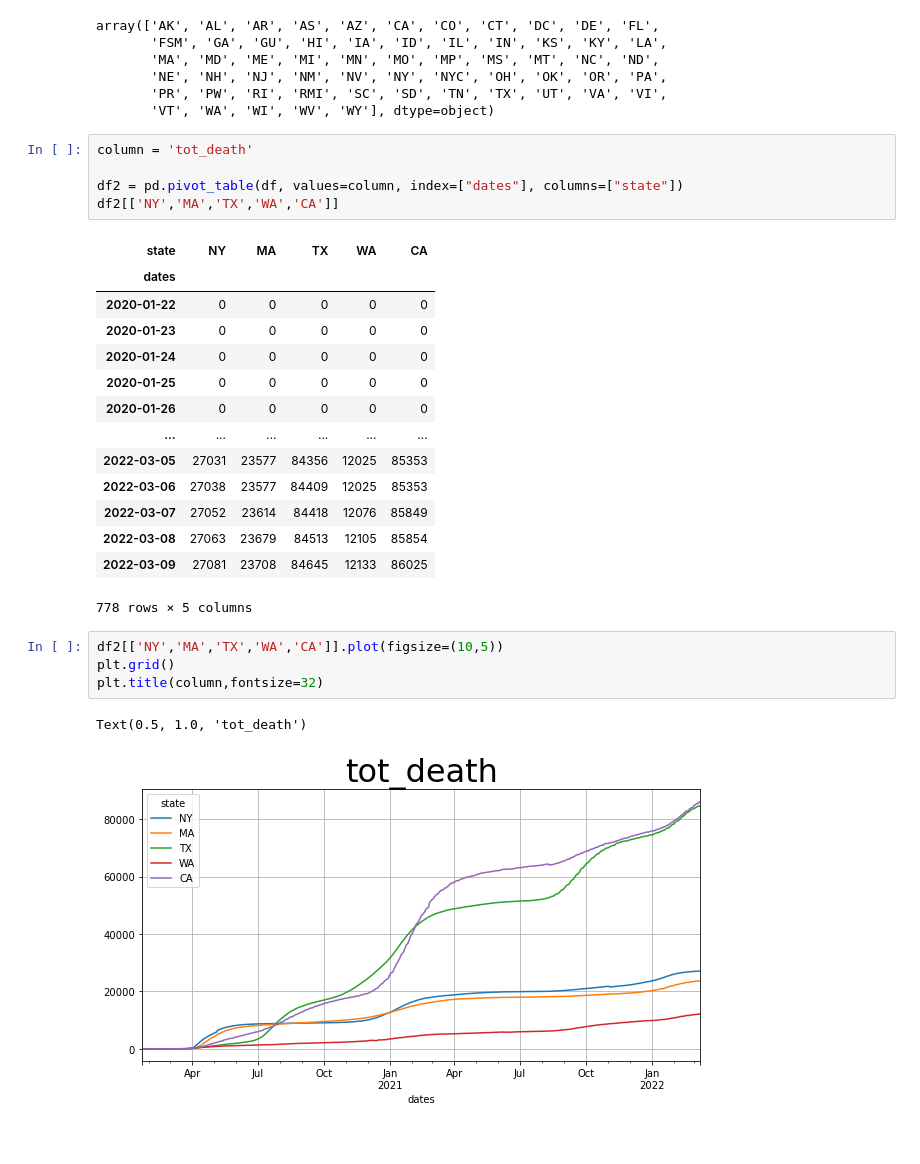
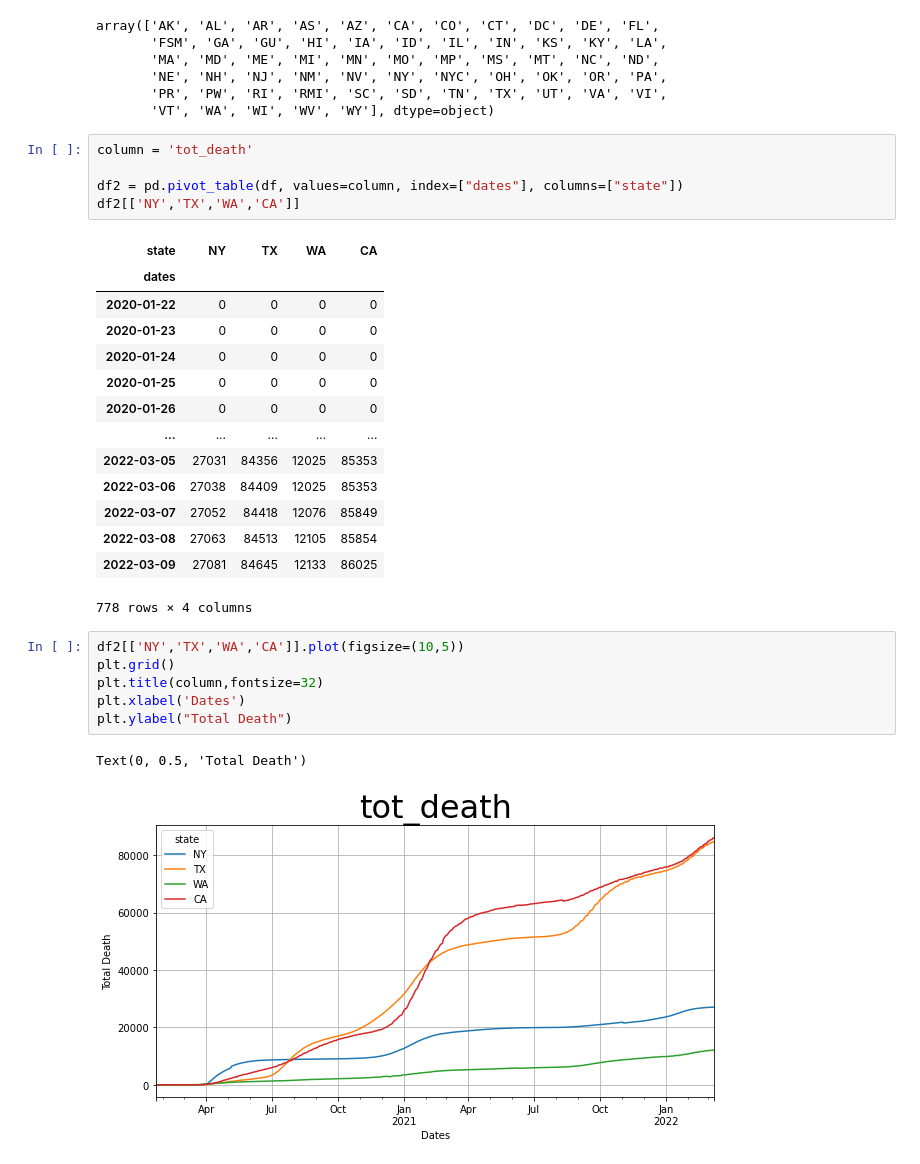
Before and after one commit to 517-JY/cs103a-cpa01, a Jupyter notebook: cpa01.ipynb, the cells around one changed output. Drawn from its saved outputs; the diff is of its cells as text.

```diff
--- a/cpa01.ipynb
+++ b/cpa01.ipynb
@@ -118,26 +118,28 @@ array(['AK', 'AL', 'AR', 'AS', 'AZ', 'CA', 'CO', 'CT', 'DC', 'DE', 'FL',
 column = 'tot_death'
 
 df2 = pd.pivot_table(df, values=column, index=["dates"], columns=["state"])
-df2[['NY','MA','TX','WA','CA']]
+df2[['NY','TX','WA','CA']]
 # %% [output]
-| state | NY | MA | TX | WA | CA |
-| dates |  |  |  |  |  |
-| 2020-01-22 | 0 | 0 | 0 | 0 | 0 |
-| 2020-01-23 | 0 | 0 | 0 | 0 | 0 |
-| 2020-01-24 | 0 | 0 | 0 | 0 | 0 |
-| 2020-01-25 | 0 | 0 | 0 | 0 | 0 |
-| 2020-01-26 | 0 | 0 | 0 | 0 | 0 |
-| ... | ... | ... | ... | ... | ... |
-| 2022-03-05 | 27031 | 23577 | 84356 | 12025 | 85353 |
-| 2022-03-06 | 27038 | 23577 | 84409 | 12025 | 85353 |
-| 2022-03-07 | 27052 | 23614 | 84418 | 12076 | 85849 |
-| 2022-03-08 | 27063 | 23679 | 84513 | 12105 | 85854 |
-| 2022-03-09 | 27081 | 23708 | 84645 | 12133 | 86025 |
+| state | NY | TX | WA | CA |
+| dates |  |  |  |  |
+| 2020-01-22 | 0 | 0 | 0 | 0 |
+| 2020-01-23 | 0 | 0 | 0 | 0 |
+| 2020-01-24 | 0 | 0 | 0 | 0 |
+| 2020-01-25 | 0 | 0 | 0 | 0 |
+| 2020-01-26 | 0 | 0 | 0 | 0 |
+| ... | ... | ... | ... | ... |
+| 2022-03-05 | 27031 | 84356 | 12025 | 85353 |
+| 2022-03-06 | 27038 | 84409 | 12025 | 85353 |
+| 2022-03-07 | 27052 | 84418 | 12076 | 85849 |
+| 2022-03-08 | 27063 | 84513 | 12105 | 85854 |
+| 2022-03-09 | 27081 | 84645 | 12133 | 86025 |
-778 rows × 5 columns
+778 rows × 4 columns
 # %%
-df2[['NY','MA','TX','WA','CA']].plot(figsize=(10,5))
+df2[['NY','TX','WA','CA']].plot(figsize=(10,5))
 plt.grid()
 plt.title(column,fontsize=32)
+plt.xlabel('Dates')
+plt.ylabel("Total Death")
 # %% [output]
-Text(0.5, 1.0, 'tot_death')
+Text(0, 0.5, 'Total Death')
-[figure, old version]
+[figure, new version]
```
Also changed, not shown: parts of 1 cell of this notebook.
